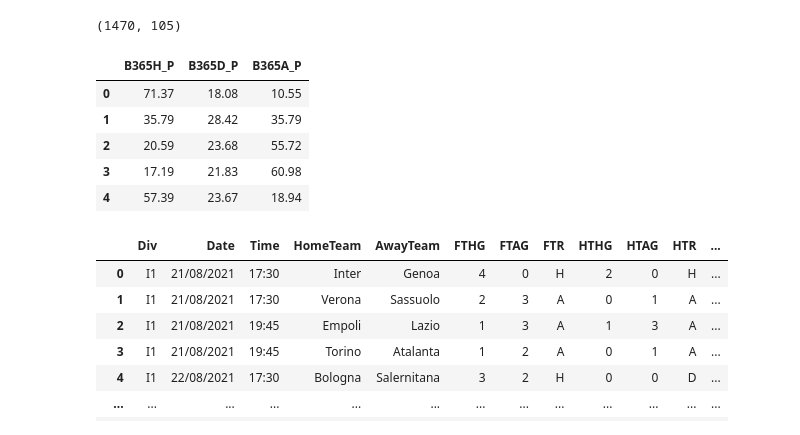
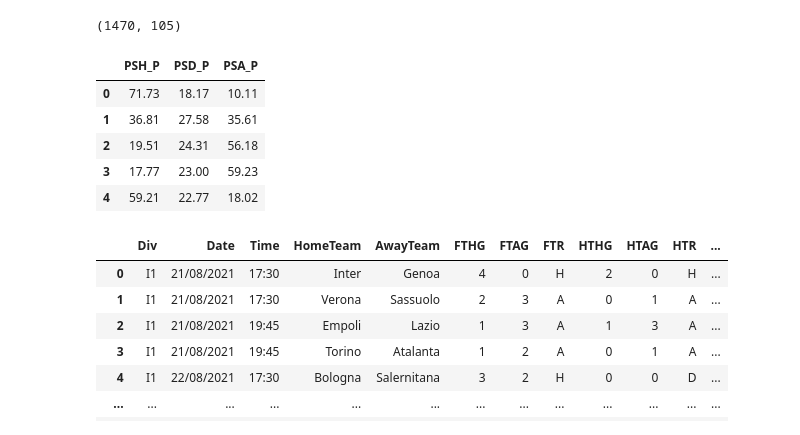
Before and after one commit to lorenzo-arcioni/soccer_stats, a Jupyter notebook: Serie-A_stats.ipynb, the cells around one changed output. Cells and saved outputs as stored; diff of their text form; code cells hidden in the pictures.

```diff
--- a/Serie-A_stats.ipynb
+++ b/Serie-A_stats.ipynb
@@ -134,22 +134,22 @@ df.shape
 # %% [output]
 (1470, 105)
 # %%
-bm = 'B365'
+bm = 'PS'
 H = bm + 'H'
 D = bm + 'D'
 A = bm + 'A'
 tmp_features = ['HomeTeam','AwayTeam','FTHG','FTAG', H, D, A]
 
 df[H + '_P'] = round(100/(1 + df[H]*(1/df[D] + 1/df[A])), 2)
 df[A + '_P'] = round(100/(1 + df[A]*(1/df[H] + 1/df[D])), 2)
 df[D + '_P'] = round(100/(1 + df[D]*(1/df[H] + 1/df[A])), 2)
 
 df[[H + '_P', D + '_P', A + '_P']].head()
 # %% [output]
-|  | B365H_P | B365D_P | B365A_P |
-| 0 | 71.37 | 18.08 | 10.55 |
-| 1 | 35.79 | 28.42 | 35.79 |
-| 2 | 20.59 | 23.68 | 55.72 |
-| 3 | 17.19 | 21.83 | 60.98 |
-| 4 | 57.39 | 23.67 | 18.94 |
+|  | PSH_P | PSD_P | PSA_P |
+| 0 | 71.73 | 18.17 | 10.11 |
+| 1 | 36.81 | 27.58 | 35.61 |
+| 2 | 19.51 | 24.31 | 56.18 |
+| 3 | 17.77 | 23.00 | 59.23 |
+| 4 | 59.21 | 22.77 | 18.02 |
 # %%
```
Also changed, not shown: parts of 11 cells of this notebook.
